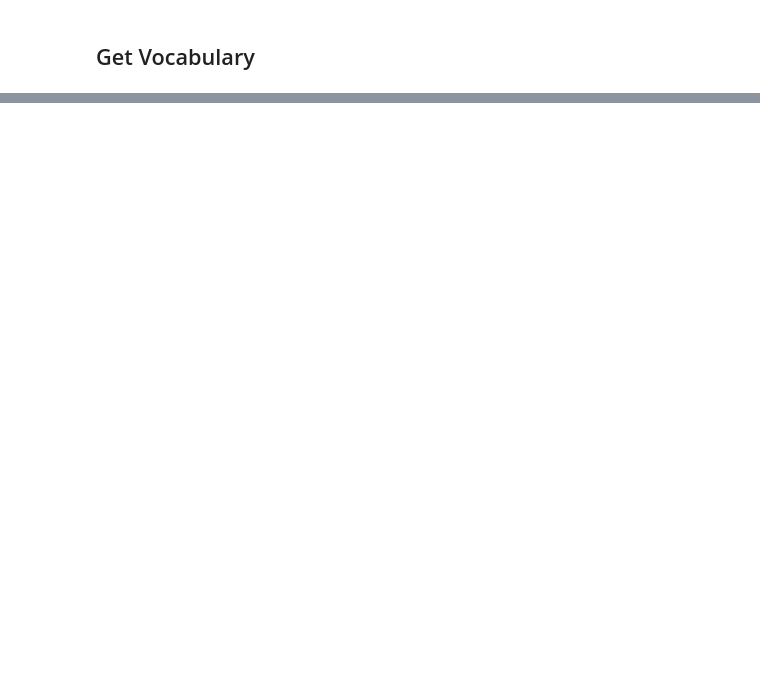
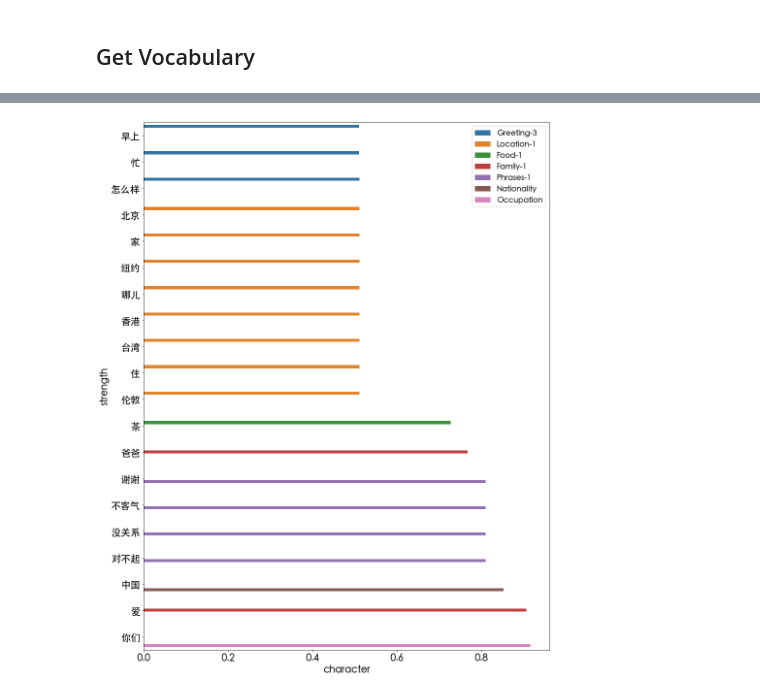
Before and after one commit to sejaldua/duolingogogo, a Jupyter notebook: Exploration.ipynb, the cells around one changed output, grey strips where cells are left out. Saved outputs shown, nothing was run; the diff lists cells and outputs as text; code cells hidden in the pictures; blank space fills up the shorter version.

```diff
--- a/Exploration.ipynb
+++ b/Exploration.ipynb
@@ -227,9 +231,20 @@ vocab
    'lexeme_id': 'e04c0e58f1ddfb63426c31848710ee06',
    'word_string': '也'}]}
 # %%
-words, strengths = [], []
+vocab_data = []
 for word in vocab['vocab_overview']:
-    words.append(word['normalized_string'].strip())
-    strengths.append(word['strength'])
+    vocab_data.append([word['normalized_string'].strip(), word['word_string'], word['strength'], word['skill_url_title']])
 
-strengths, words = zip(*sorted(zip(strengths, words)))
+vocab_df = pd.DataFrame(vocab_data, columns=['word', 'character', 'strength', 'skill'])
+vocab_df.sort_values(by='strength', inplace=True)
+# %%
+fig = plt.figure(figsize=(15,20))
+ax = sns.barplot(x="strength", y="character", data=vocab_df.iloc[:20],
+                 hue='skill', ci=None)
+plt.xticks(fontsize=20);
+plt.yticks(fontsize=20);
+plt.xlabel('character', fontsize=20);
+plt.ylabel('strength', fontsize=20);
+plt.legend(fontsize=16);
+# %% [output]
+[figure, added]
```
Also changed, not shown: parts of 15 cells of this notebook.
